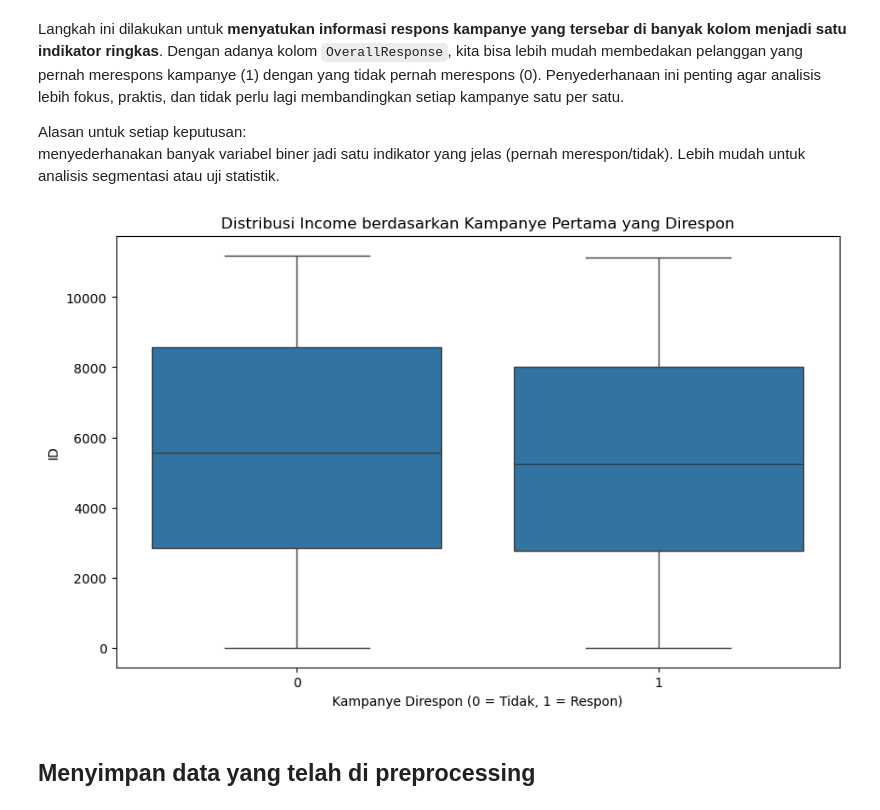
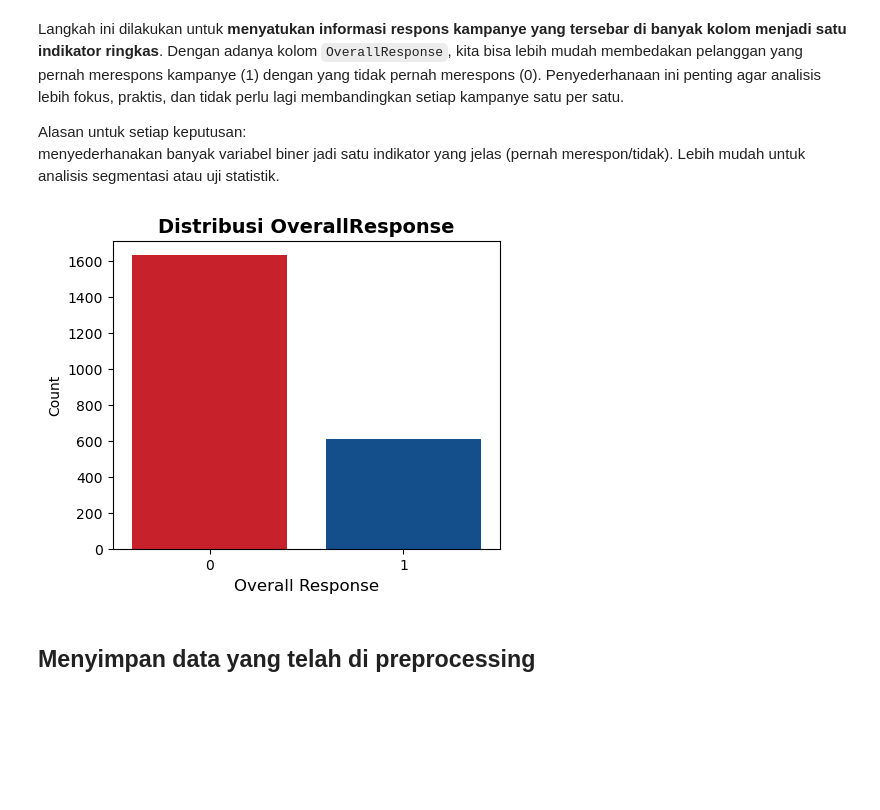
Before and after one commit to DianNainggolan/DianMargarethaNainggolan_Capstone_2, a Jupyter notebook: Dian Margaretha Nainggolan_Capstone Project Module 2_Supermarket Customers.ipynb, the cells around one changed output. Drawn from its saved outputs; the diff is of its cells as text; code cells hidden in the pictures; blank space fills up the shorter version.

```diff
--- a/Dian Margaretha Nainggolan_Capstone Project Module 2_Supermarket Customers.ipynb
+++ b/Dian Margaretha Nainggolan_Capstone Project Module 2_Supermarket Customers.ipynb
@@ -448,6 +476,9 @@ array(['Single', 'Together', 'Married', 'Divorced', 'Widow', 'Alone',
 # %%
-df['Marital_Status'] = df['Marital_Status'].replace({"Together": "Married","Alone": "Single"})
+df["Marital_Status"] = df["Marital_Status"].replace({
+    "Together": "Married",
+    "Alone": "Single"
+})
 
-valid_status = ["Married", "Single", "Together", "Divorced", "Widow"]
-df["Marital_Status"] = df["Marital_Status"].apply(lambda x: x if x in valid_status else "Other")
-8
+valid_status = ["Married", "Single", "Divorced", "Widow"]
+df["Marital_Status"] = np.where(df["Marital_Status"].isin(valid_status),
+                                df["Marital_Status"], "Other")
@@ -504,13 +538,6 @@ Kode ini digunakan untuk membuat kolom baru bernama Total_Spending yang merepres
 
 Alasan untuk setiap keputusan:
 supaya bisa analisis total perilaku konsumsi pelanggan dengan metrik tunggal yang lebih ringkas.
-# %%
-# buat kolom total spending
-df["Total_Spending"] = (
-    df["MntWines"] +
-    df["MntMeatProducts"] +
-    df["MntFruits"] +
-    df["MntFishProducts"] +
-    df["MntSweetProducts"] +
-    df["MntGoldProds"]
-)
+# %%
+produk_cols = ["MntWines","MntMeatProducts","MntFruits","MntFishProducts","MntSweetProducts","MntGoldProds"]
+df["Total_Spending"] = df[produk_cols].sum(axis=1)
@@ -522,24 +558,18 @@ Langkah ini dilakukan untuk **menyatukan informasi respons kampanye yang terseba
 Alasan untuk setiap keputusan:
 menyederhanakan banyak variabel biner jadi satu indikator yang jelas (pernah merespon/tidak). Lebih mudah untuk analisis segmentasi atau uji statistik.
 # %%
-# ngecek pelanggan yang setidaknya merespon kampanye
-df["OverallResponse"] = (
-    df[["AcceptedCmp1", "AcceptedCmp2", "AcceptedCmp3", "AcceptedCmp4", "AcceptedCmp5", "Response"]]
-    .max(axis=1)
-)
+df["OverallResponse"] = df[["AcceptedCmp1","AcceptedCmp2","AcceptedCmp3","AcceptedCmp4","AcceptedCmp5","Response"]].max(axis=1)
 
-df = df.drop(["AcceptedCmp1", "AcceptedCmp2", "AcceptedCmp3",
-                 "AcceptedCmp4", "AcceptedCmp5", "Response"],axis = 1).reset_index()
+df = df.drop(columns=["AcceptedCmp1","AcceptedCmp2","AcceptedCmp3","AcceptedCmp4","AcceptedCmp5","Response"]).reset_index(drop=True)
 # %%
-plt.figure(figsize=(10,6))
-sns.boxplot(x="OverallResponse", y="ID", data=df)
-
-plt.title("Distribusi Income berdasarkan Kampanye Pertama yang Direspon")
-plt.xlabel("Kampanye Direspon (0 = Tidak, 1 = Respon)")
-plt.ylabel("ID")
+plt.figure(figsize=(5,4))
+sns.countplot(x="OverallResponse", data=df, palette=["#E30613", "#004E9F"])
+plt.title("Distribusi OverallResponse", fontsize=14, fontweight="bold")
+plt.xlabel("Overall Response", fontsize=12)
+plt.ylabel("Count")
 plt.show()
 # %% [output]
-[figure, old version]
+[figure, new version]
 # %% [markdown]
 ## Menyimpan data yang telah di preprocessing
 # %%
```
Also changed, not shown: parts of 104 cells of this notebook.
